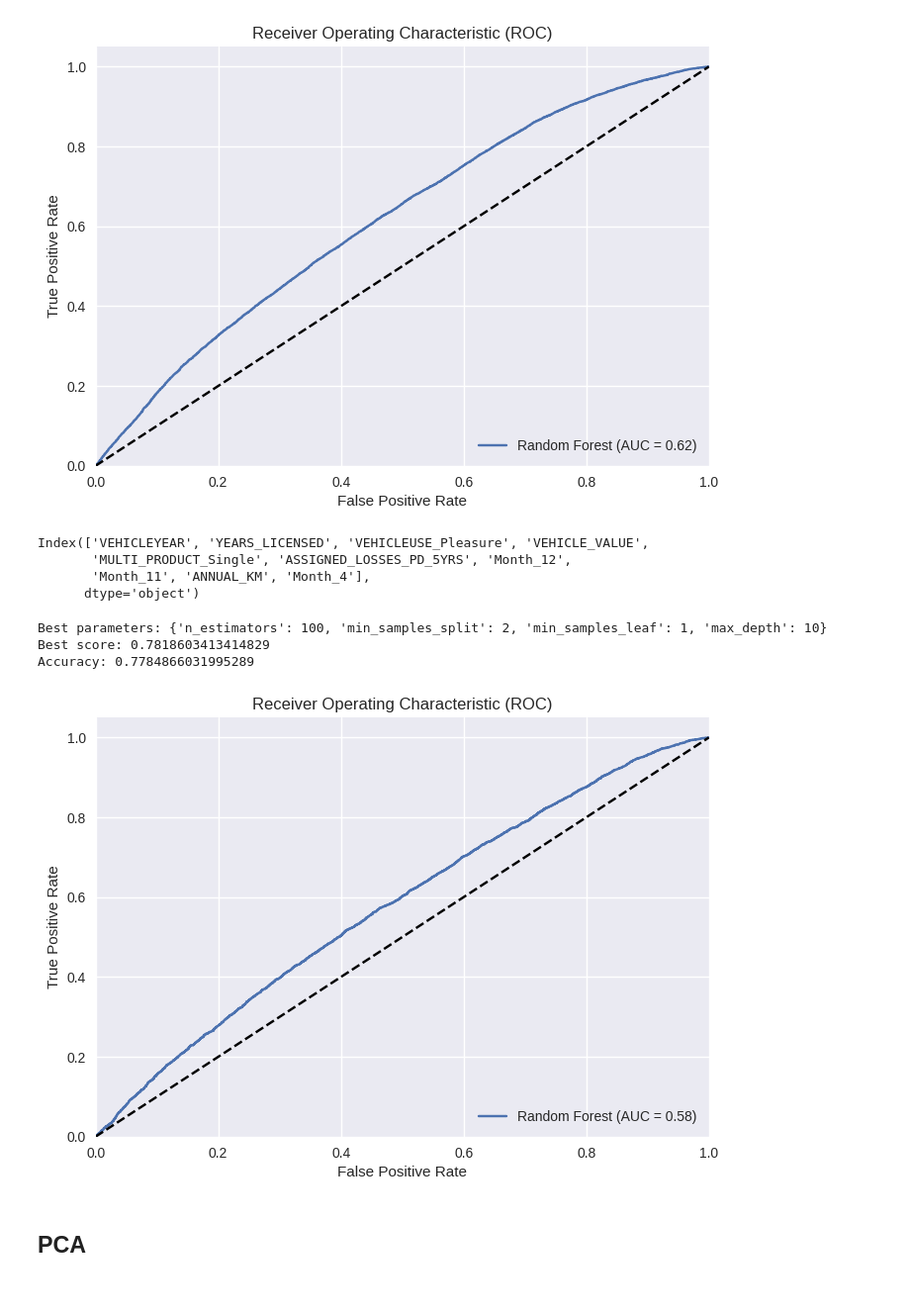
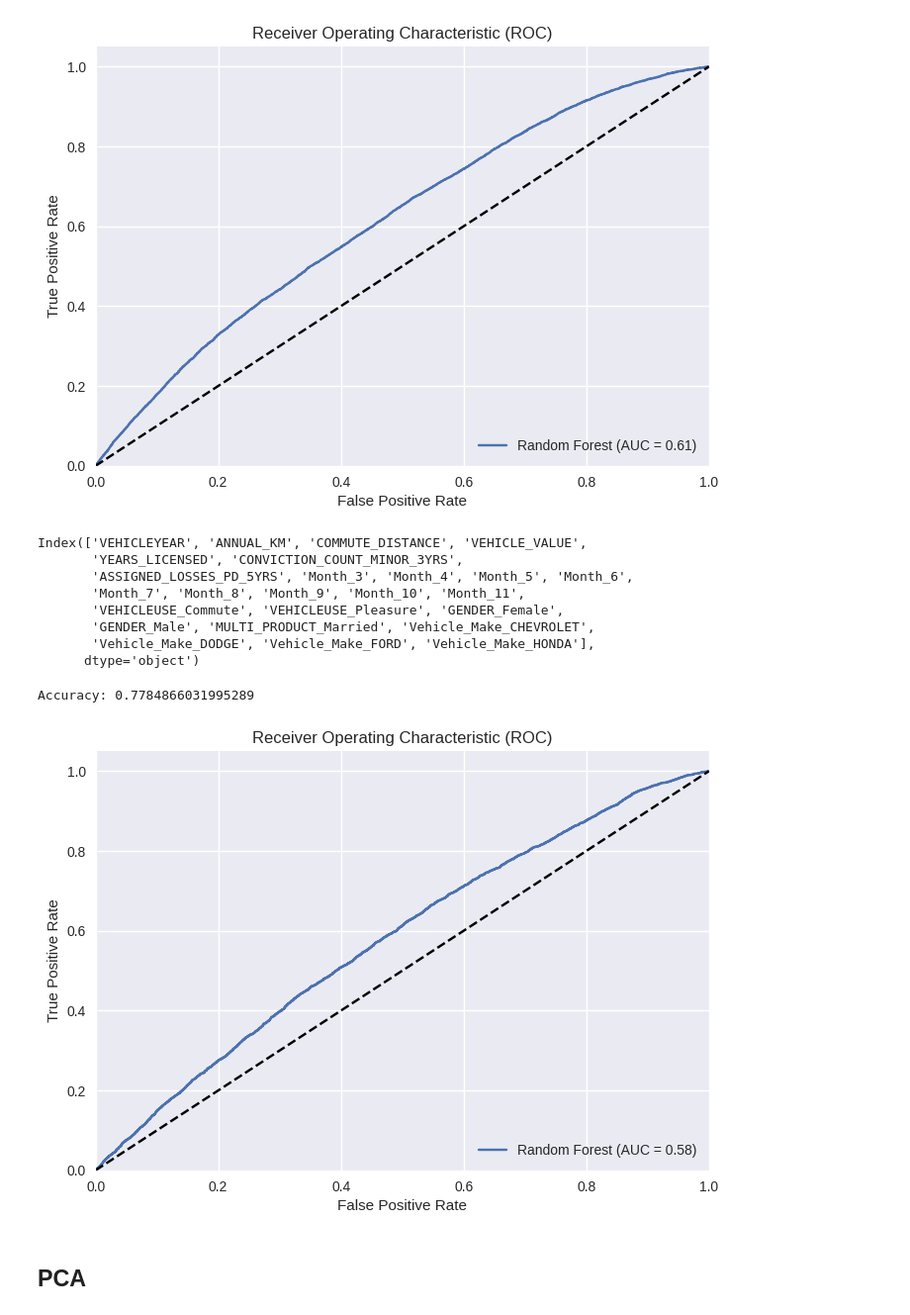
Before and after one commit to TheGooseGuy/Insurance-Product-Prediction, a Jupyter notebook: Project2_Solution.ipynb, the cells around one changed output. Shown at 99% size. Saved outputs shown, nothing was run; the diff lists cells and outputs as text; code cells hidden in the pictures.

```diff
--- a/Project2_Solution.ipynb
+++ b/Project2_Solution.ipynb
@@ -324,3 +324,4 @@ combined_data['VEHICLEMAKE'] = (combined_data['VEHICLEMAKE']
 
 # Check unique values after cleaning
 print(combined_data['VEHICLEMAKE'].unique())
+combined_data = pd.get_dummies(combined_data, columns=['VEHICLEMAKE'], prefix='Vehicle_Make')
@@ -451,12 +476,12 @@ test_data = combined_data[combined_data['is_train'] == 0].drop(columns=['is_trai
 # %%
 scaler = StandardScaler()
 
-train_data_standardized = scaler.fit_transform(train_data.drop(columns=['IS_BOUND', 'QUOTEDATE', 'VEHICLEMAKE', 'VEHICLEMODEL', 'POSTAL_CODE', 'AREA_CODE', 'YEARS_AS_PRINCIPAL_DRIVER']))
-train_data_standardized = pd.DataFrame(train_data_standardized, columns=train_data.drop(columns=['IS_BOUND', 'QUOTEDATE', 'VEHICLEMAKE', 'VEHICLEMODEL', 'POSTAL_CODE', 'AREA_CODE', 'YEARS_AS_PRINCIPAL_DRIVER']).columns)
+train_data_standardized = scaler.fit_transform(train_data.drop(columns=['IS_BOUND', 'QUOTEDATE', 'VEHICLEMODEL', 'POSTAL_CODE', 'AREA_CODE', 'YEARS_AS_PRINCIPAL_DRIVER']))
+train_data_standardized = pd.DataFrame(train_data_standardized, columns=train_data.drop(columns=['IS_BOUND', 'QUOTEDATE', 'VEHICLEMODEL', 'POSTAL_CODE', 'AREA_CODE', 'YEARS_AS_PRINCIPAL_DRIVER']).columns)
 train_data_standardized['IS_BOUND'] = train_data['IS_BOUND'].values  # Reattach "IS_BOUND" column
 
-test_data_standardized = scaler.transform(test_data.drop(columns=['QUOTEDATE', 'VEHICLEMAKE', 'VEHICLEMODEL', 'POSTAL_CODE', 'AREA_CODE', 'YEARS_AS_PRINCIPAL_DRIVER']))
-test_data_standardized = pd.DataFrame(test_data_standardized, columns=test_data.drop(columns=['QUOTEDATE', 'VEHICLEMAKE', 'VEHICLEMODEL', 'POSTAL_CODE', 'AREA_CODE', 'YEARS_AS_PRINCIPAL_DRIVER']).columns)
+test_data_standardized = scaler.transform(test_data.drop(columns=['QUOTEDATE', 'VEHICLEMODEL', 'POSTAL_CODE', 'AREA_CODE', 'YEARS_AS_PRINCIPAL_DRIVER']))
+test_data_standardized = pd.DataFrame(test_data_standardized, columns=test_data.drop(columns=['QUOTEDATE','VEHICLEMODEL', 'POSTAL_CODE', 'AREA_CODE', 'YEARS_AS_PRINCIPAL_DRIVER']).columns)
 # %% [markdown]
 # Modelling Method 1 - Logistic Regression
 # %% [markdown]
@@ -614,7 +639,8 @@ KeyError: 'MULTI_PRODUCT_No'
 # %% [markdown]
 ### Threshold
 # %%
-X = X_interact
+# X = X_interact
+X = train_data_standardized.drop(columns=['IS_BOUND'])
 y = train_data_standardized['IS_BOUND']
 
 X_train, X_test, y_train, y_test = train_test_split(X, y, test_size=0.2, random_state=64)
@@ -1107,9 +1139,13 @@ important_features = feature_importances[feature_importances > threshold].index
 X_important = X[important_features]
 print(important_features)
 # %% [output]
-Index(['VEHICLEYEAR', 'YEARS_LICENSED', 'VEHICLEUSE_Pleasure', 'VEHICLE_VALUE',
-       'MULTI_PRODUCT_Single', 'ASSIGNED_LOSSES_PD_5YRS', 'Month_12',
-       'Month_11', 'ANNUAL_KM', 'Month_4'],
+Index(['VEHICLEYEAR', 'ANNUAL_KM', 'COMMUTE_DISTANCE', 'VEHICLE_VALUE',
+       'YEARS_LICENSED', 'CONVICTION_COUNT_MINOR_3YRS',
+       'ASSIGNED_LOSSES_PD_5YRS', 'Month_3', 'Month_4', 'Month_5', 'Month_6',
+       'Month_7', 'Month_8', 'Month_9', 'Month_10', 'Month_11',
+       'VEHICLEUSE_Commute', 'VEHICLEUSE_Pleasure', 'GENDER_Female',
+       'GENDER_Male', 'MULTI_PRODUCT_Married', 'Vehicle_Make_CHEVROLET',
+       'Vehicle_Make_DODGE', 'Vehicle_Make_FORD', 'Vehicle_Make_HONDA'],
       dtype='object')
 # %%
 from sklearn.ensemble import RandomForestClassifier
@@ -1119,49 +1155,39 @@ import matplotlib.pyplot as plt
 
 # Split data with important features into training and testing sets
 X_train, X_test, y_train, y_test = train_test_split(X_important, y, test_size=0.2, random_state=42)
-
-
-# Fit the RandomizedSearchCV object to the training data
-random_search.fit(X_train, y_train)
-
-# Print the best parameters and the best score
-print("Best parameters:", random_search.best_params_)
-print("Best score:", random_search.best_score_)
 
 # Initialize a new RandomForestClassifier
 rf_model = RandomForestClassifier(n_estimators=100, random_state=42, min_samples_split=5, min_samples_leaf=1, max_depth=10)
 
 # Train the model on the training data
 rf_model.fit(X_train, y_train)
 
 # Predict on the test set
 y_pred = rf_model.predict(X_test)
 
 # Evaluate the model accuracy
 accuracy = accuracy_score(y_test, y_pred)
 print("Accuracy:", accuracy)
 
 # Calculate ROC curve and AUC
 y_pred_proba = rf_model.predict_proba(X_test)[:, 1]
 fpr, tpr, thresholds = roc_curve(y_test, y_pred_proba)
 roc_auc = roc_auc_score(y_test, y_pred_proba)
 
 # Plot the ROC curve
 plt.figure()
 plt.plot(fpr, tpr, label='Random Forest (AUC = %0.2f)' % roc_auc)
 plt.plot([0, 1], [0, 1], 'k--')
 plt.xlim([0.0, 1.0])
 plt.ylim([0.0, 1.05])
 plt.xlabel('False Positive Rate')
 plt.ylabel('True Positive Rate')
 plt.title('Receiver Operating Characteristic (ROC)')
 plt.legend(loc="lower right")
 plt.show()
 # %% [output]
-Best parameters: {'n_estimators': 100, 'min_samples_split': 2, 'min_samples_leaf': 1, 'max_depth': 10}
-Best score: 0.7818603413414829
 Accuracy: 0.7784866031995289
-[figure, old version]
+[figure, new version]
 # %% [markdown]
 ## PCA
 # %%
```
Also changed, not shown: parts of 20 cells of this notebook.
